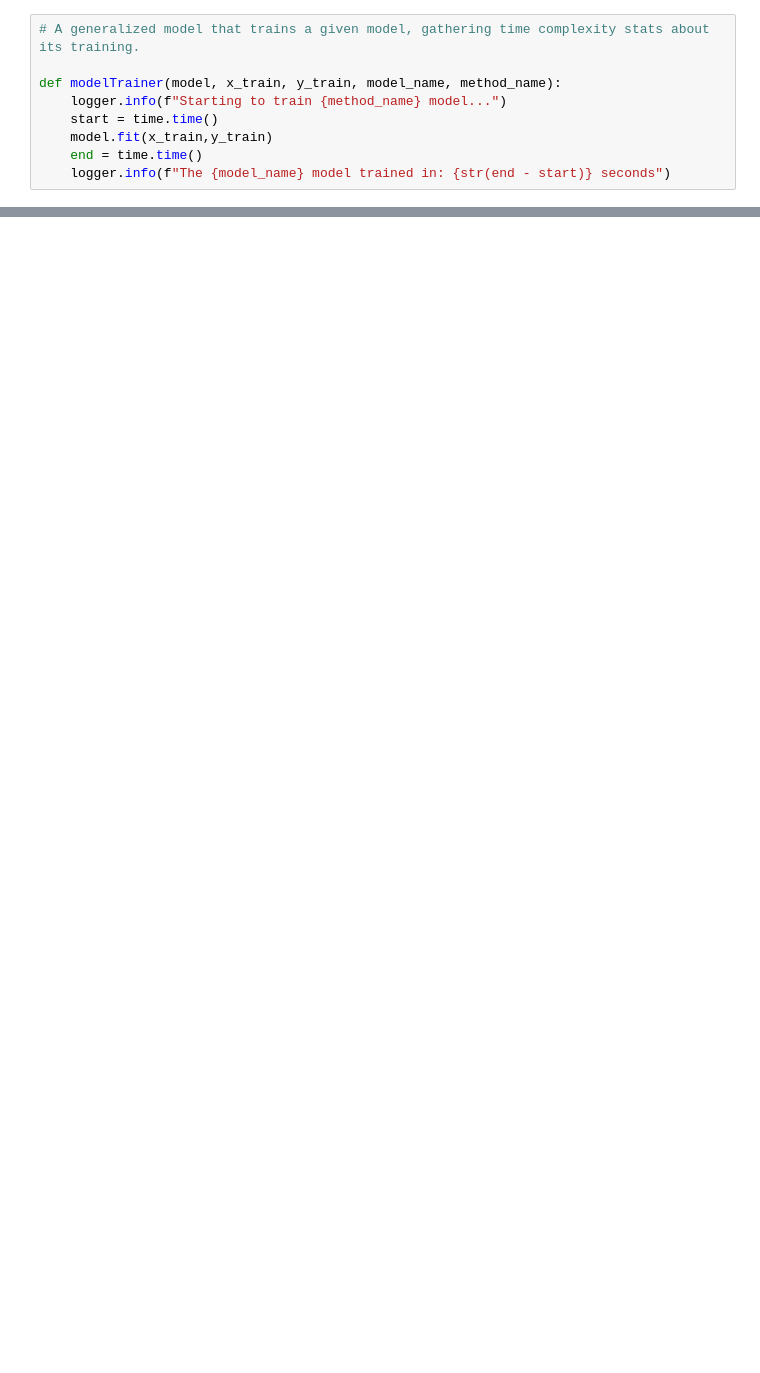
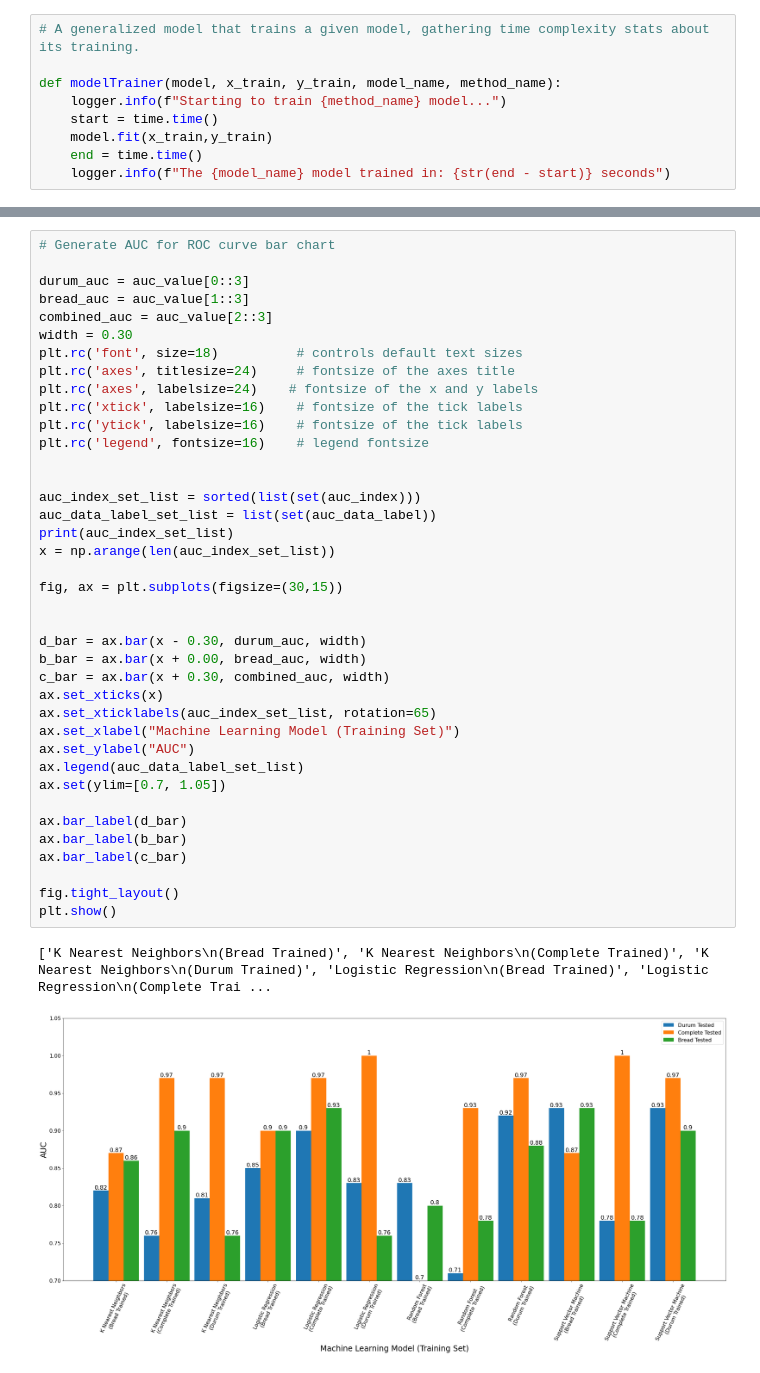
Before and after one commit to syncrotron/Thesis, a Jupyter notebook: General/bin/General.ipynb, the cells around one changed output, grey strips where cells are left out. Saved outputs shown, nothing was run; the diff lists cells and outputs as text; blank space fills up the shorter version.

```diff
--- a/General/bin/General.ipynb
+++ b/General/bin/General.ipynb
@@ -432,0 +445,42 @@ metrics_df.to_csv('metrics_df_04_10_2021_normalized.csv',index=False)
+# %%
+# Generate AUC for ROC curve bar chart
+
+durum_auc = auc_value[0::3]
+bread_auc = auc_value[1::3]
+combined_auc = auc_value[2::3]
+width = 0.30
+plt.rc('font', size=18)          # controls default text sizes
+plt.rc('axes', titlesize=24)     # fontsize of the axes title
+plt.rc('axes', labelsize=24)    # fontsize of the x and y labels
+plt.rc('xtick', labelsize=16)    # fontsize of the tick labels
+plt.rc('ytick', labelsize=16)    # fontsize of the tick labels
+plt.rc('legend', fontsize=16)    # legend fontsize
+
+
+auc_index_set_list = sorted(list(set(auc_index)))
+auc_data_label_set_list = list(set(auc_data_label))
+print(auc_index_set_list)
+x = np.arange(len(auc_index_set_list))
+
+fig, ax = plt.subplots(figsize=(30,15))
+
+
+d_bar = ax.bar(x - 0.30, durum_auc, width)
+b_bar = ax.bar(x + 0.00, bread_auc, width)
+c_bar = ax.bar(x + 0.30, combined_auc, width)
+ax.set_xticks(x)
+ax.set_xticklabels(auc_index_set_list, rotation=65)
+ax.set_xlabel("Machine Learning Model (Training Set)")
+ax.set_ylabel("AUC")
+ax.legend(auc_data_label_set_list)
+ax.set(ylim=[0.7, 1.05])
+
+ax.bar_label(d_bar)
+ax.bar_label(b_bar)
+ax.bar_label(c_bar)
+
+fig.tight_layout()
+plt.show()
+# %% [output]
+['K Nearest Neighbors\n(Bread Trained)', 'K Nearest Neighbors\n(Complete Trained)', 'K Nearest Neighbors\n(Durum Trained)', 'Logistic Regression\n(Bread Trained)', 'Logistic Regression\n(Complete Trai ...
+[figure, added]
```
Also changed, not shown: parts of 12 cells of this notebook, 2 other files.
